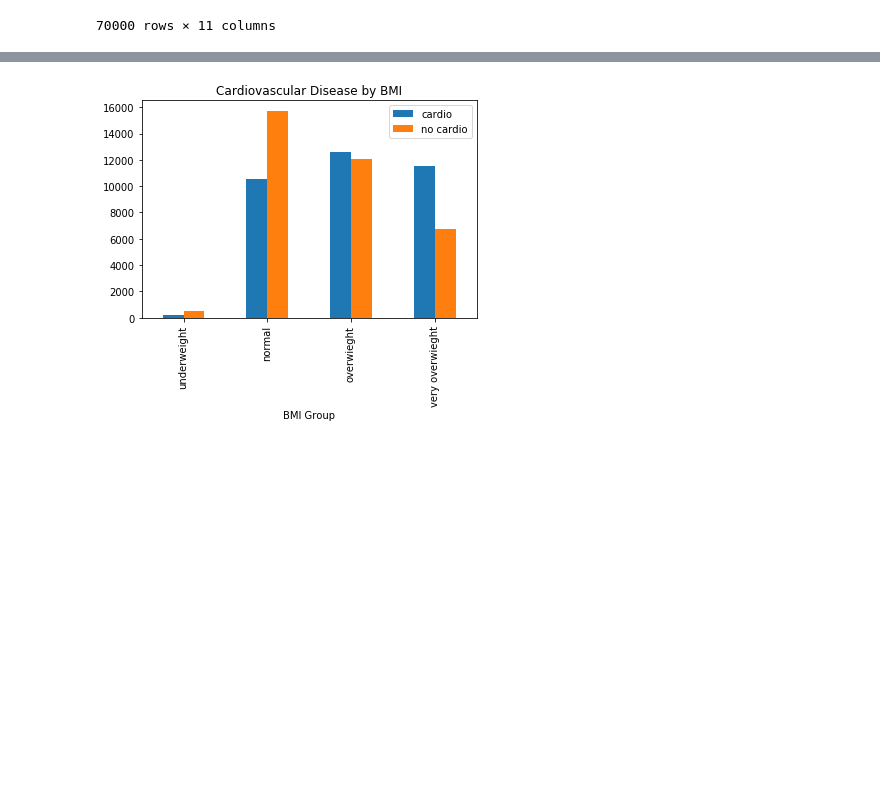
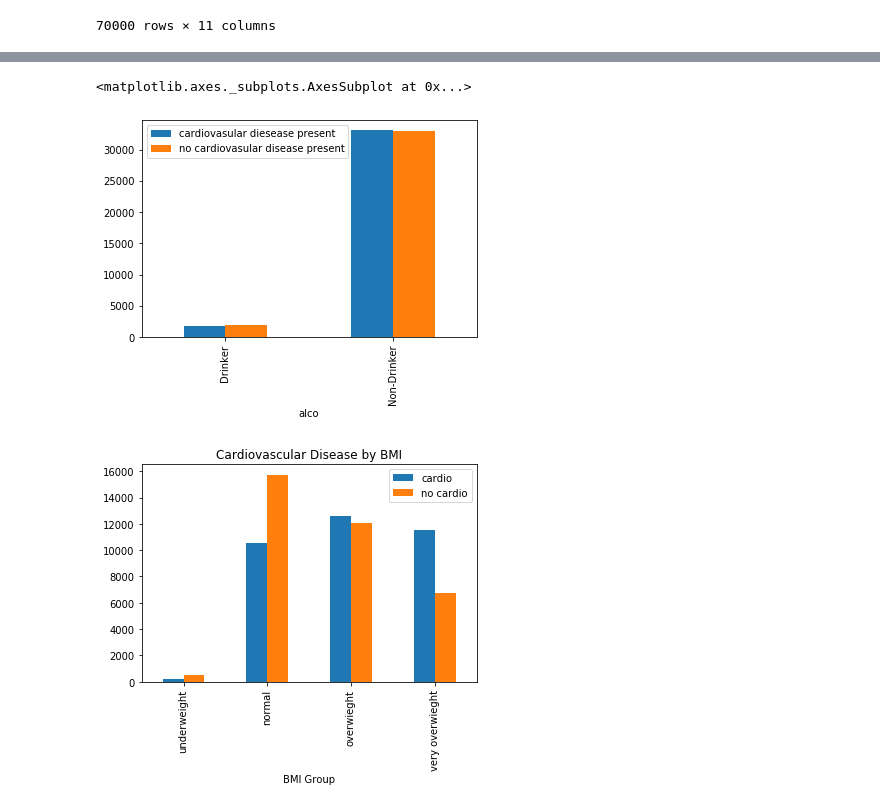
Before and after one commit to waleedxahmed/project-1, a Jupyter notebook: merged.ipynb, the cells around one changed output, grey strips where cells are left out. Saved outputs shown, nothing was run; the diff lists cells and outputs as text; code cells hidden in the pictures; blank space fills up the shorter version.

```diff
--- a/merged.ipynb
+++ b/merged.ipynb
@@ -764,4 +768,21 @@ cardio_study_df
 70000 rows × 15 columns
+# %%
+alcohol_range=cardio_study_df.groupby(["alco", "cardio"]).count()["id"]
+dfaa=pd.DataFrame(alcohol_range.reset_index())
+dfaa=dfaa.set_index("alco")
+no_cardio_dfaa= dfaa.loc[dfaa ["cardio"] == 0 ]
+cardio_dfaa= dfaa.loc[dfaa ["cardio"] == 1 ]
+combined_dfaa= pd.DataFrame({
+     "cardiovasular diesease present": cardio_dfaa["id"],
+     "no cardiovasular disease present": no_cardio_dfaa ["id"]
+  })
+
+# Test Plot
+
+combined_dfaa.plot.bar()
+# %% [output]
+<matplotlib.axes._subplots.AxesSubplot at 0x...>
+[figure, added]
 # %%
 Age_Group=cardio_study_df.groupby(["BMI Group", "cardio"]).count()["id"]
 df=pd.DataFrame(Age_Group.reset_index())
```
Also changed, not shown: parts of 1 cell of this notebook.
